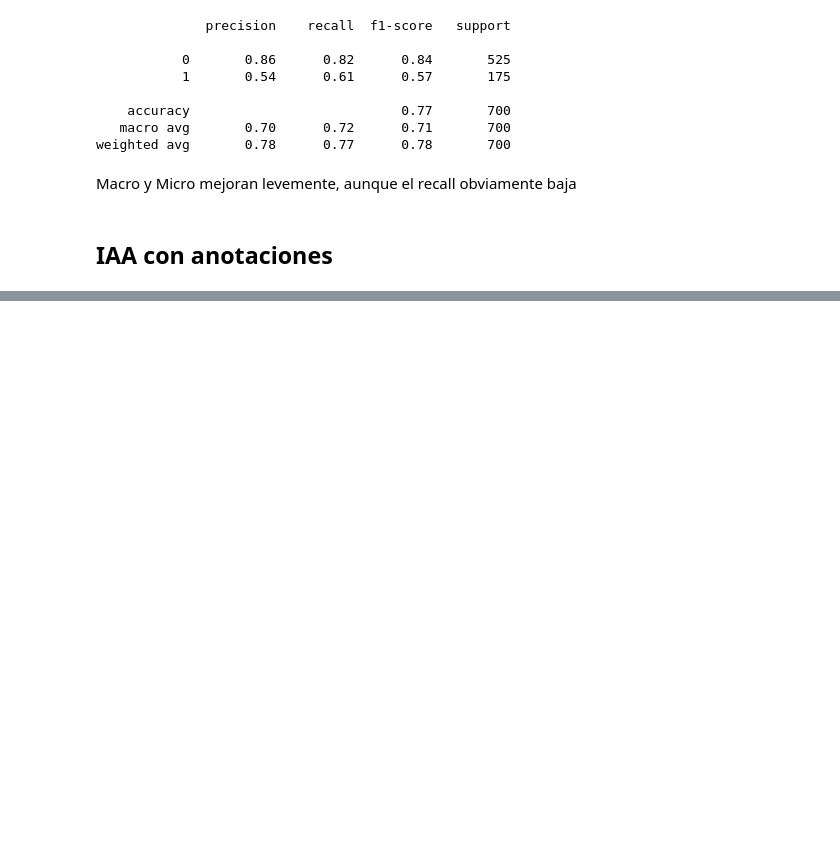
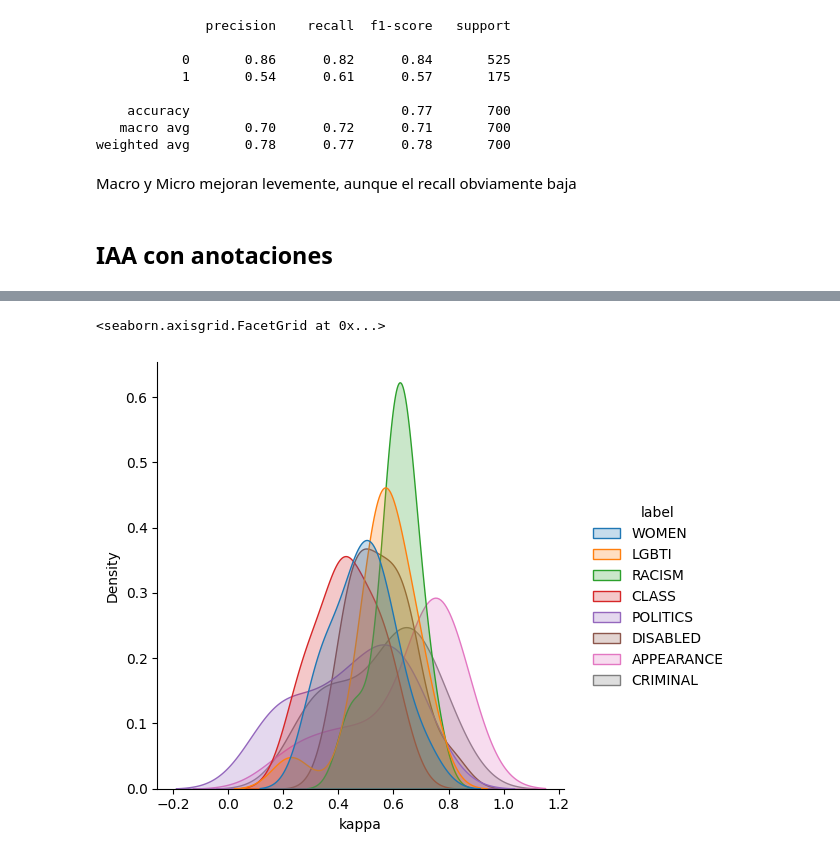
Before and after one commit to finiteautomata/rioplatense_hate_speech, a Jupyter notebook: notebooks/raw-comparison.ipynb, the cells around one changed output, grey strips where cells are left out. Saved outputs shown, nothing was run; the diff lists cells and outputs as text; code cells hidden in the pictures; blank space fills up the shorter version.

```diff
--- a/notebooks/raw-comparison.ipynb
+++ b/notebooks/raw-comparison.ipynb
@@ -152,0 +230,5 @@ df_raw.loc[~idx, labels] = None
+# %%
+sns.displot(df_alpha, x="kappa", hue="label", kind="kde", fill=True)
+# %% [output]
+<seaborn.axisgrid.FacetGrid at 0x...>
+[figure, added]
```
Also changed, not shown: parts of 18 cells of this notebook, 6 other files.
